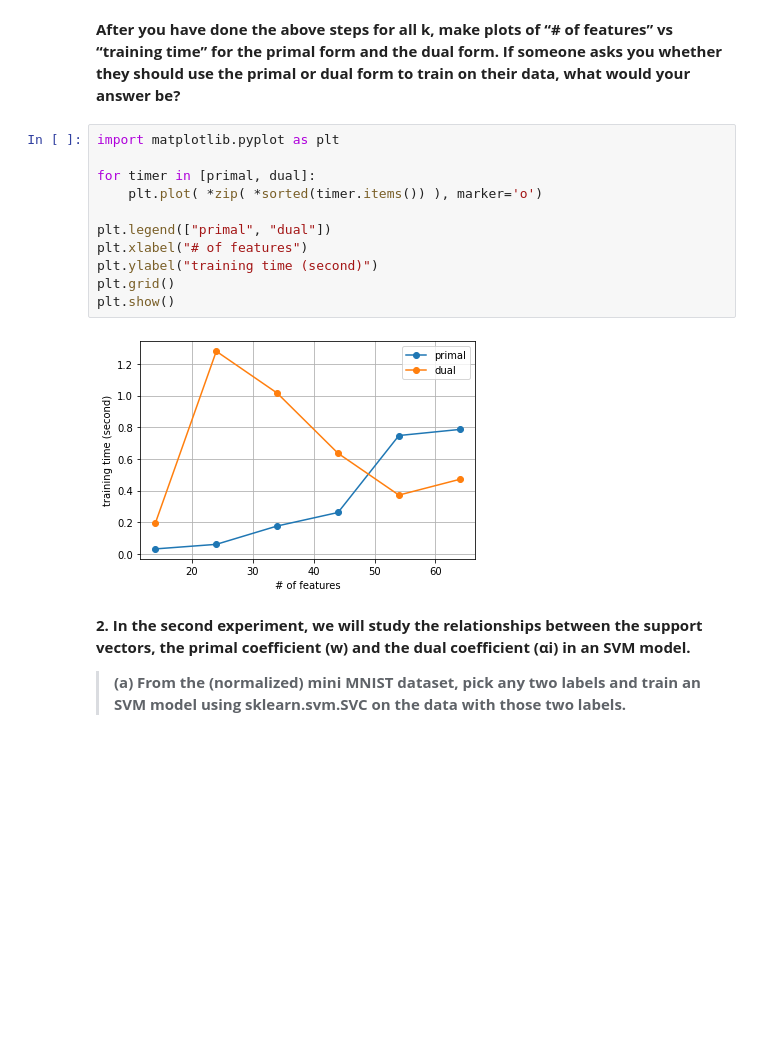
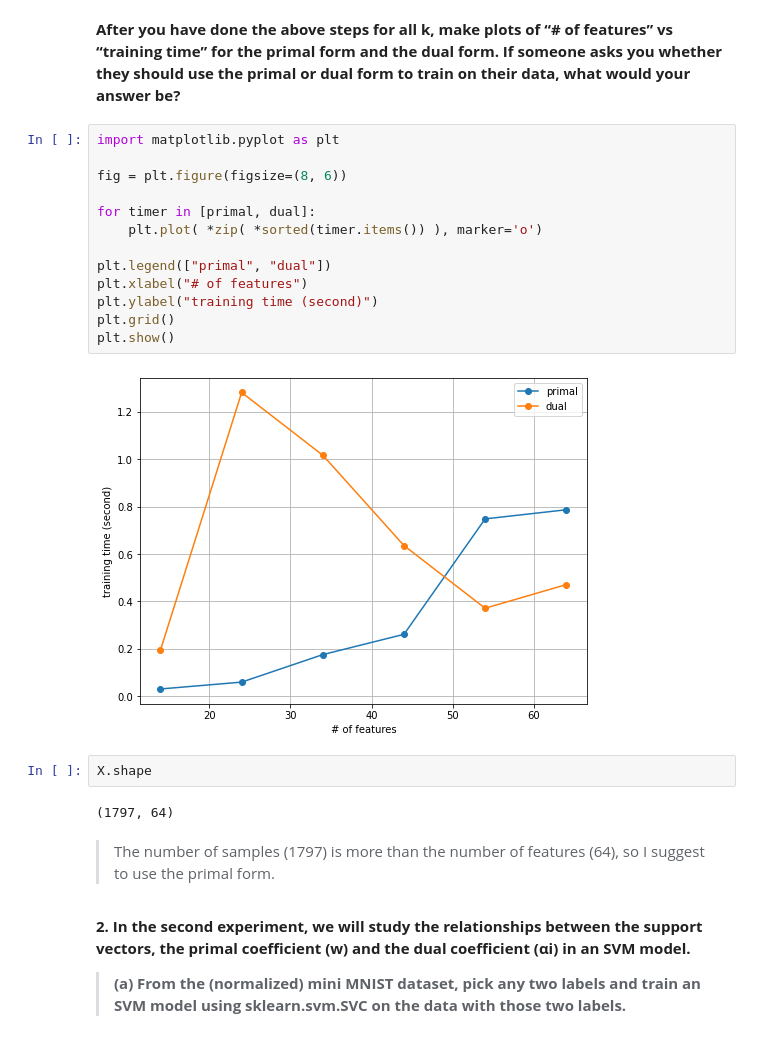
Before and after one commit to tackulus/229352, a Jupyter notebook: Lab04.ipynb, the cells around one changed output. Cells and saved outputs as stored; diff of their text form; blank space fills up the shorter version.

```diff
--- a/Lab04.ipynb
+++ b/Lab04.ipynb
@@ -47,17 +47,25 @@ for k in range(0, 26, 5):
 **After you have done the above steps for all k, make plots of “# of features” vs “training time” for the primal form and the dual form. If someone asks you whether they should use the primal or dual form to train on their data, what would your answer be?**
 # %%
 import matplotlib.pyplot as plt
+
+fig = plt.figure(figsize=(8, 6))
 
 for timer in [primal, dual]:
     plt.plot( *zip( *sorted(timer.items()) ), marker='o')
 
 plt.legend(["primal", "dual"])
 plt.xlabel("# of features")
 plt.ylabel("training time (second)")
 plt.grid()
 plt.show()
 # %% [output]
-[figure, old version]
+[figure, new version]
+# %%
+X.shape
+# %% [output]
+(1797, 64)
+# %% [markdown]
+> The number of samples (1797) is more than the number of features (64), so I suggest to use the primal form.
 # %% [markdown]
 **2. In the second experiment, we will study the relationships between the support vectors, the primal coefficient (w) and the dual coefficient (αi) in an SVM model.**
 
```
Also changed, not shown: parts of 5 cells of this notebook.
